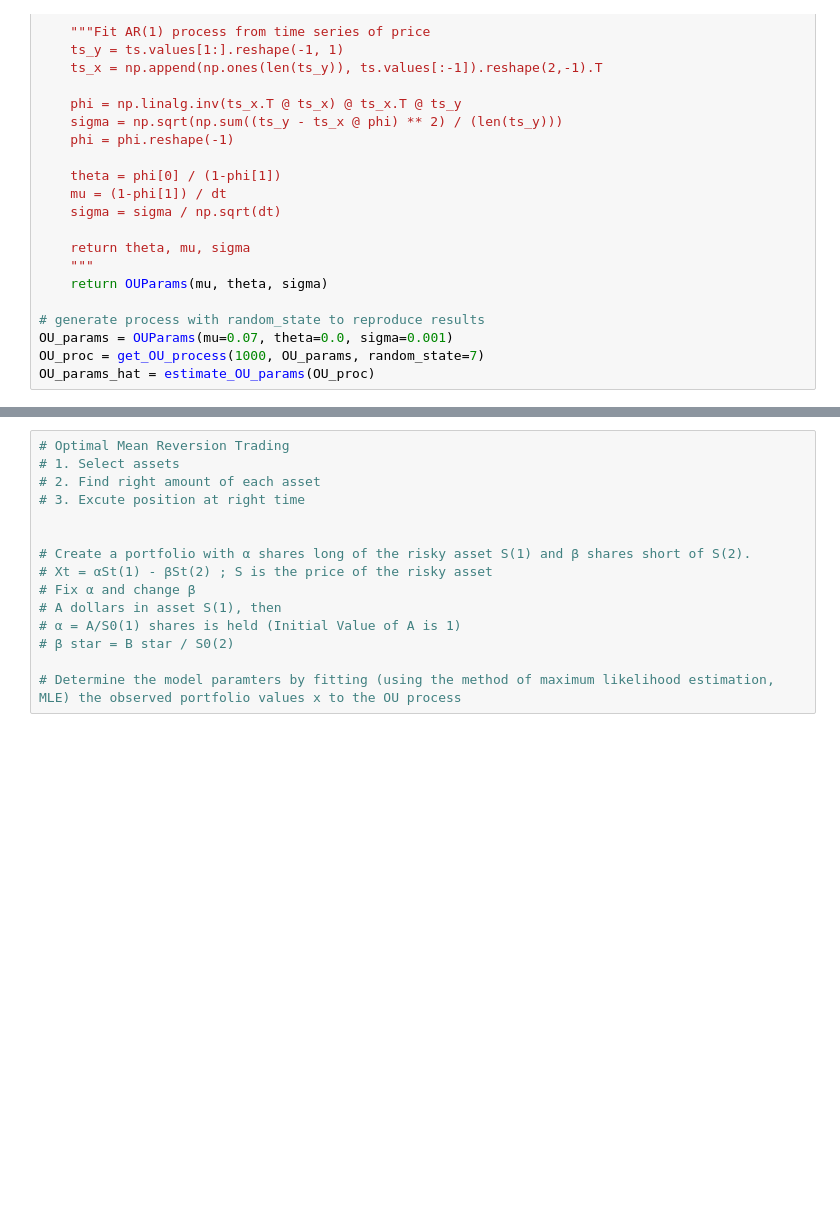
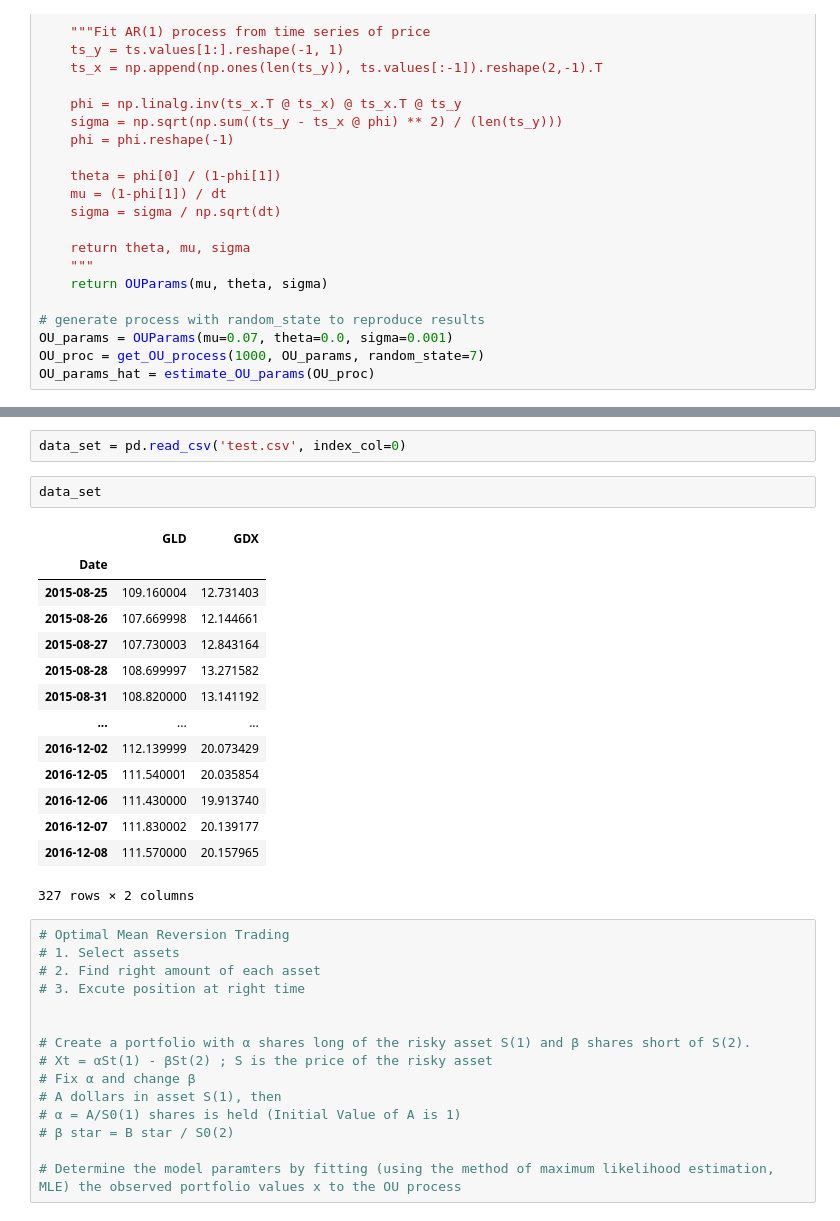
Before and after one commit to seongmin-Jo/quantitative_arbitrage, a Jupyter notebook: Optimal_Mean_Reversion/ouprocess_test.ipynb, the cells around one changed output, grey strips where cells are left out. Drawn from its saved outputs; the diff is of its cells as text; blank space fills up the shorter version.

```diff
--- a/Optimal_Mean_Reversion/ouprocess_test.ipynb
+++ b/Optimal_Mean_Reversion/ouprocess_test.ipynb
@@ -446,3 +420,22 @@ from ou_process import OUParams
+# %%
+data_set = pd.read_csv('test.csv', index_col=0)
+# %%
+data_set
+# %% [output]
+|  | GLD | GDX |
+| Date |  |  |
+| 2015-08-25 | 109.160004 | 12.731403 |
+| 2015-08-26 | 107.669998 | 12.144661 |
+| 2015-08-27 | 107.730003 | 12.843164 |
+| 2015-08-28 | 108.699997 | 13.271582 |
+| 2015-08-31 | 108.820000 | 13.141192 |
+| ... | ... | ... |
+| 2016-12-02 | 112.139999 | 20.073429 |
+| 2016-12-05 | 111.540001 | 20.035854 |
+| 2016-12-06 | 111.430000 | 19.913740 |
+| 2016-12-07 | 111.830002 | 20.139177 |
+| 2016-12-08 | 111.570000 | 20.157965 |
+327 rows × 2 columns
 # %%
 # Optimal Mean Reversion Trading
 # 1. Select assets
```
Also changed, not shown: parts of 29 cells of this notebook, 2 other files.
